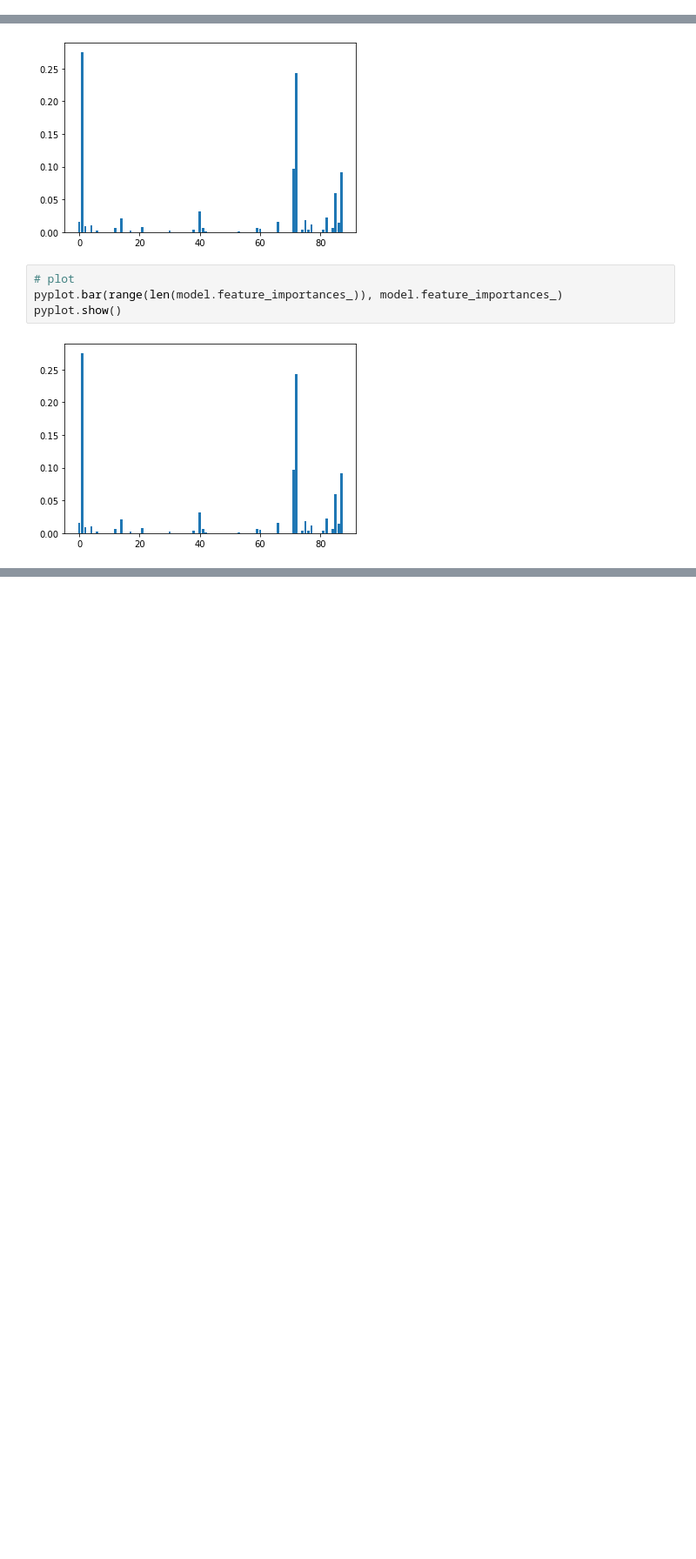
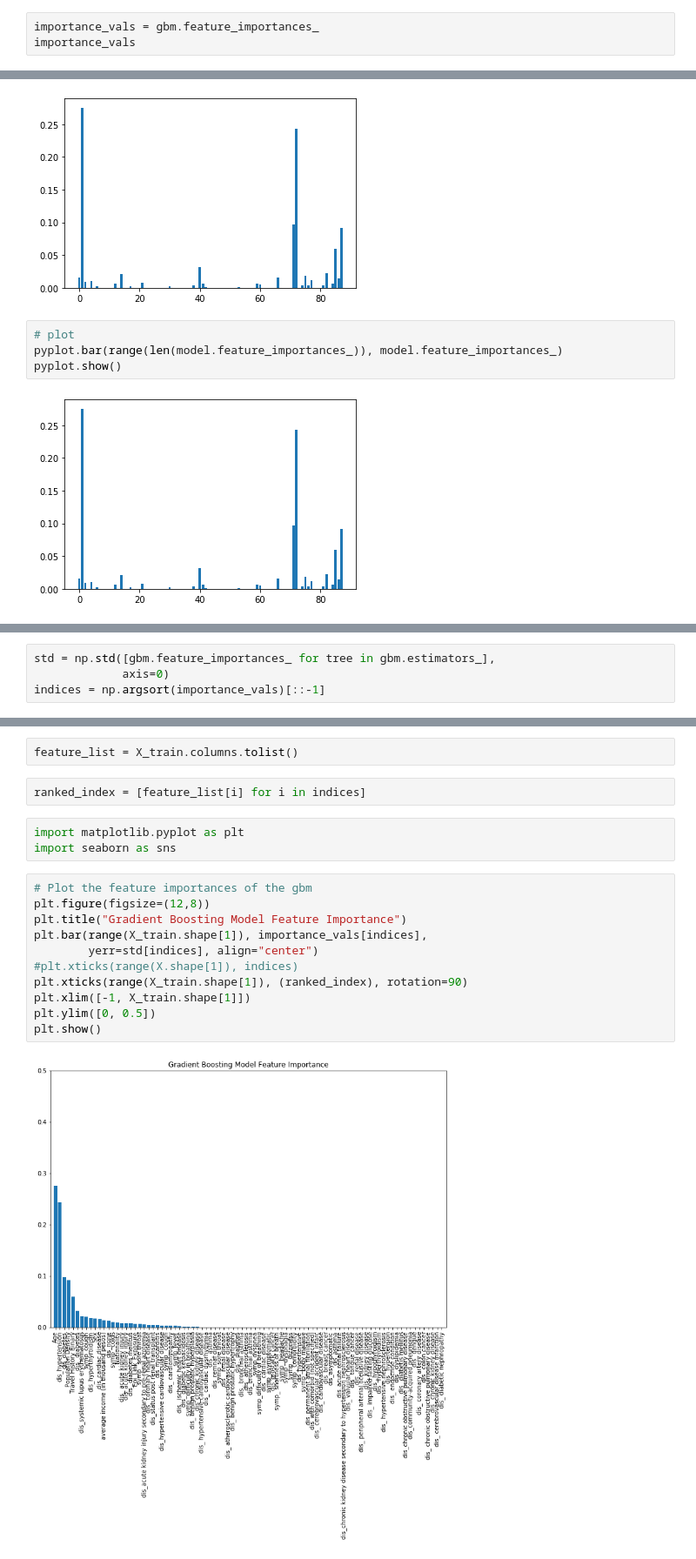
Before and after one commit to angelaaaateng/ML_COVID_PREDICTION, a Jupyter notebook: master-at.ipynb, the cells around one changed output, grey strips where cells are left out. Shown at 87% size. Drawn from its saved outputs; the diff is of its cells as text; blank space fills up the shorter version.

```diff
--- a/master-at.ipynb
+++ b/master-at.ipynb
@@ -1828,0 +1806,3 @@ print(model.feature_importances_)
+# %%
+importance_vals = gbm.feature_importances_
+importance_vals
@@ -1870,0 +1850,4 @@ You should consider upgrading via the '/Library/Frameworks/Python.framework/Vers
+# %%
+std = np.std([gbm.feature_importances_ for tree in gbm.estimators_],
+             axis=0)
+indices = np.argsort(importance_vals)[::-1]
@@ -1870,0 +1864,20 @@ You should consider upgrading via the '/Library/Frameworks/Python.framework/Vers
+# %%
+feature_list = X_train.columns.tolist()
+# %%
+ranked_index = [feature_list[i] for i in indices]
+# %%
+import matplotlib.pyplot as plt
+import seaborn as sns
+# %%
+# Plot the feature importances of the gbm
+plt.figure(figsize=(12,8))
+plt.title("Gradient Boosting Model Feature Importance")
+plt.bar(range(X_train.shape[1]), importance_vals[indices],
+        yerr=std[indices], align="center")
+#plt.xticks(range(X.shape[1]), indices)
+plt.xticks(range(X_train.shape[1]), (ranked_index), rotation=90)
+plt.xlim([-1, X_train.shape[1]])
+plt.ylim([0, 0.5])
+plt.show()
+# %% [output]
+[figure, added]
```
Also changed, not shown: parts of 14 cells of this notebook, 2 other files.
